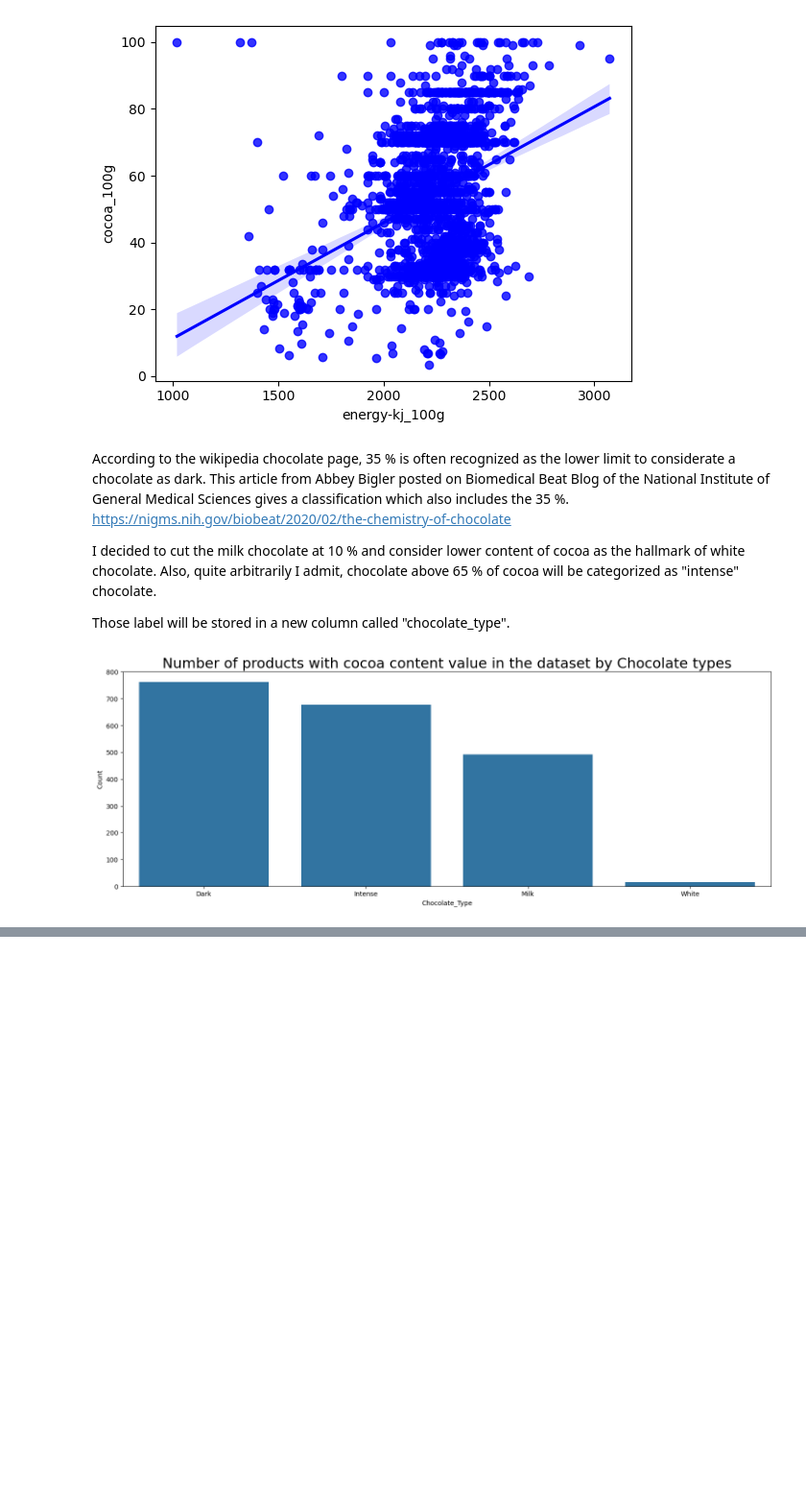
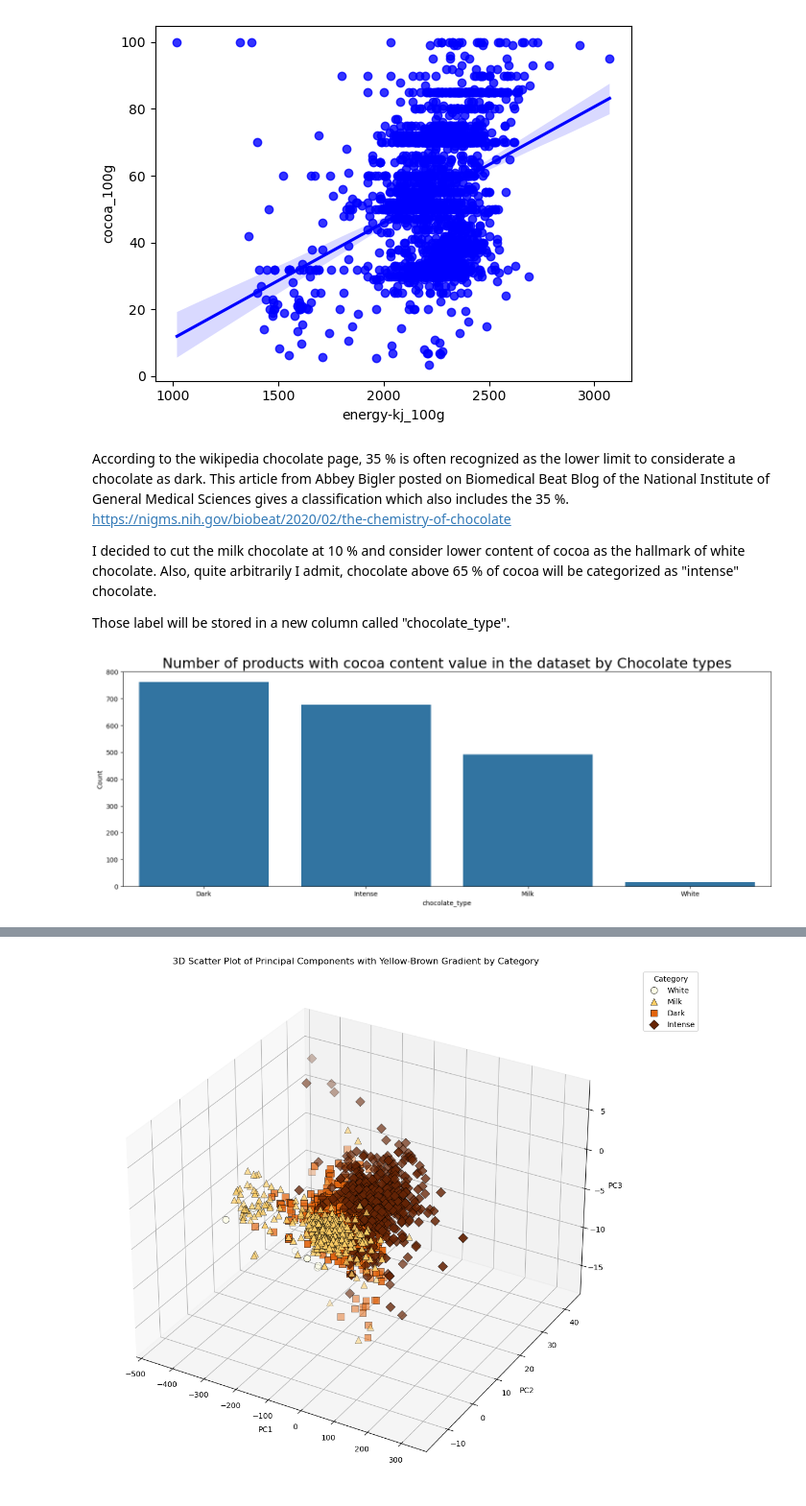
Before and after one commit to XFosseprez/chocolate_classification, a Jupyter notebook: chocolate_facts_EDA.ipynb, the cells around one changed output, grey strips where cells are left out. Shown at 96% size. Drawn from its saved outputs; the diff is of its cells as text; code cells hidden in the pictures; blank space fills up the shorter version.

```diff
--- a/chocolate_facts_EDA.ipynb
+++ b/chocolate_facts_EDA.ipynb
@@ -433,3 +429,58 @@ def optimal_svd_rank(S, M, N):
     return optimal_rank, tau
 # %%
 r, tau = optimal_svd_rank(S, nrows, ncols)
+# %%
+T = U[:,0:r] @ np.diag(S[0:r])
+df_pca = pd.DataFrame(T, columns=['PC1', 'PC2', 'PC3'])
+df_pca["category"] = df_cocoa["chocolate_type"].values # taking only values to avoid mismatch of rows
+# %%
+import matplotlib.cm as cm # Import colormap module
+from matplotlib.colors import Normalize # For mapping data to colors
+
+cmap = plt.colormaps['YlOrBr']
+
+unique_category = ["White", "Milk", "Dark", "Intense"]
+num_category = len(unique_category)
+
+norm = Normalize(vmin=0, vmax=num_category - 1)
+
+markers = ['o', '^', 's', 'D']
+
+category_colors = {
+    cat: cmap(norm(i))
+    for i, cat in enumerate(unique_category)
+}
+category_markers = {typ: markers[i % len(markers)] for i, typ in enumerate(unique_category)}
+
+fig = plt.figure(figsize=(12, 10))
+ax = fig.add_subplot(111, projection='3d')
+
+for category in unique_category:
+    subset = df_pca[df_pca['category'] == category]
+
+    color = category_colors[category]
+    marker = category_markers[category]
+
+    ax.scatter(
+        subset['PC1'],
+        subset['PC2'],
+        subset['PC3'],
+        c=[color],        # 'c' expects a list of colors if plotting multiple points at once
+        marker=marker,
+        label=category,
+        s=80,             # Slightly larger markers for better visibility
+        edgecolors='black',
+        linewidth=0.5
+    )
+
+ax.set_xlabel('PC1')
+ax.set_ylabel('PC2')
+ax.set_zlabel('PC3')
+ax.set_title('3D Scatter Plot of Principal Components with Yellow-Brown Gradient by Category')
+
+ax.legend(title='Category', loc='upper left', bbox_to_anchor=(1.05, 1))
+
+plt.tight_layout()
+plt.show()
+# %% [output]
+[figure, added]
```
Also changed, not shown: parts of 8 cells of this notebook.
